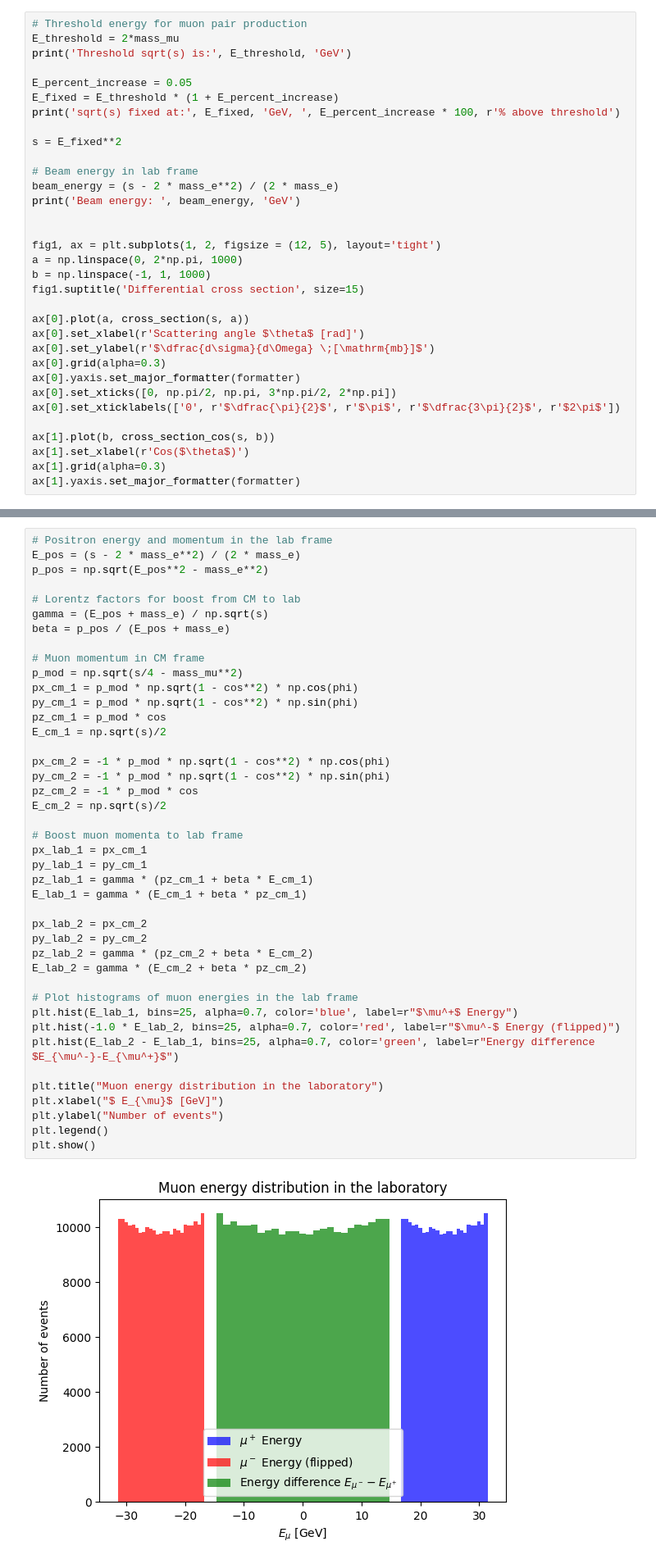
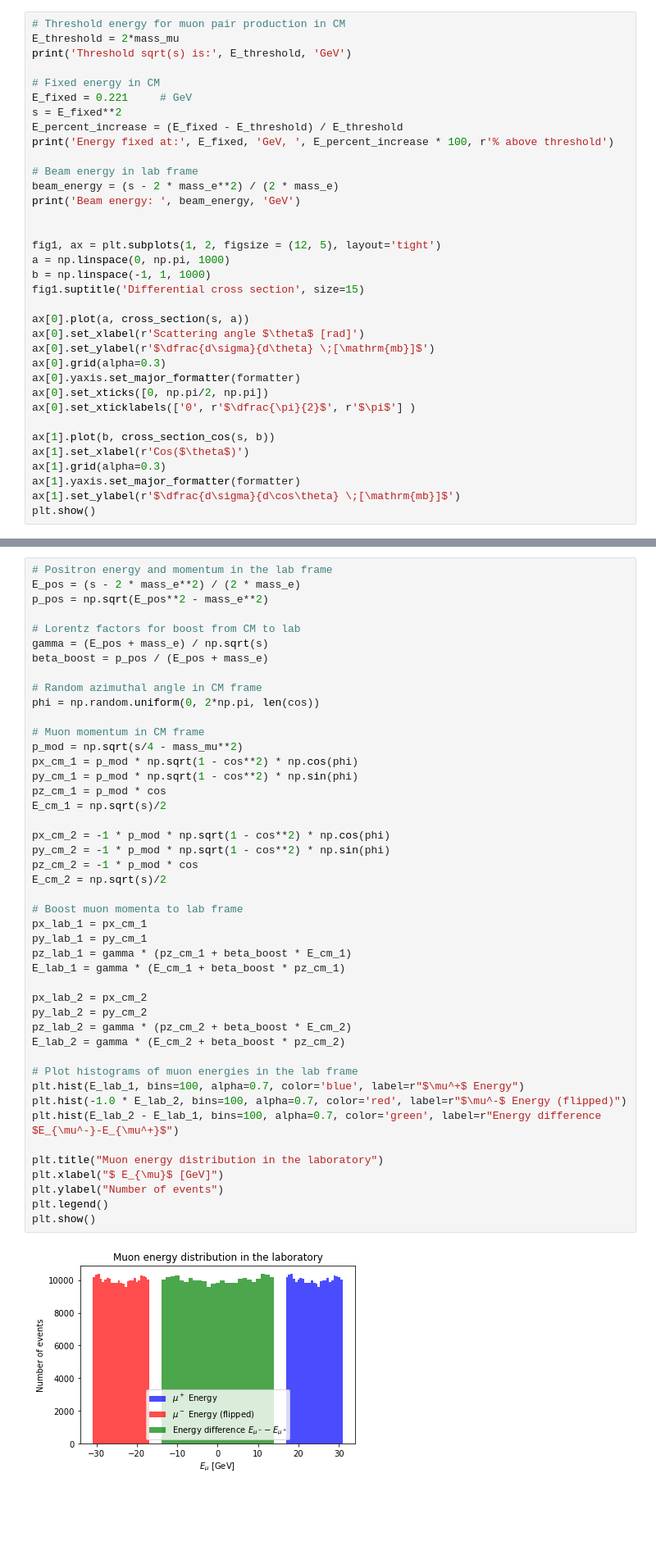
Before and after one commit to marcolorenzato00/LCP_Project, a Jupyter notebook: Project.ipynb, the cells around one changed output, grey strips where cells are left out. Shown at 82% size. Cells and saved outputs as stored; diff of their text form; blank space fills up the shorter version.

```diff
--- a/Project.ipynb
+++ b/Project.ipynb
@@ -211,15 +211,15 @@ formatter.set_powerlimits((0, 0))
 # %% [markdown]
 ## Angular distribution of the Differential Cross section
 # %%
-# Threshold energy for muon pair production
+# Threshold energy for muon pair production in CM
 E_threshold = 2*mass_mu
 print('Threshold sqrt(s) is:', E_threshold, 'GeV')
 
-E_percent_increase = 0.05
-E_fixed = E_threshold * (1 + E_percent_increase)
-print('sqrt(s) fixed at:', E_fixed, 'GeV, ', E_percent_increase * 100, r'% above threshold')
-
+# Fixed energy in CM
+E_fixed = 0.221     # GeV
 s = E_fixed**2
+E_percent_increase = (E_fixed - E_threshold) / E_threshold
+print('Energy fixed at:', E_fixed, 'GeV, ', E_percent_increase * 100, r'% above threshold')
 
 # Beam energy in lab frame
 beam_energy = (s - 2 * mass_e**2) / (2 * mass_e)
@@ -227,21 +227,23 @@ print('Beam energy: ', beam_energy, 'GeV')
 
 
 fig1, ax = plt.subplots(1, 2, figsize = (12, 5), layout='tight')
-a = np.linspace(0, 2*np.pi, 1000)
+a = np.linspace(0, np.pi, 1000)
 b = np.linspace(-1, 1, 1000)
 fig1.suptitle('Differential cross section', size=15)
 
 ax[0].plot(a, cross_section(s, a))
 ax[0].set_xlabel(r'Scattering angle $\theta$ [rad]')
-ax[0].set_ylabel(r'$\dfrac{d\sigma}{d\Omega} \;[\mathrm{mb}]$')
+ax[0].set_ylabel(r'$\dfrac{d\sigma}{d\theta} \;[\mathrm{mb}]$')
 ax[0].grid(alpha=0.3)
 ax[0].yaxis.set_major_formatter(formatter)
-ax[0].set_xticks([0, np.pi/2, np.pi, 3*np.pi/2, 2*np.pi])
-ax[0].set_xticklabels(['0', r'$\dfrac{\pi}{2}$', r'$\pi$', r'$\dfrac{3\pi}{2}$', r'$2\pi$'])
+ax[0].set_xticks([0, np.pi/2, np.pi])
+ax[0].set_xticklabels(['0', r'$\dfrac{\pi}{2}$', r'$\pi$'] )
 
 ax[1].plot(b, cross_section_cos(s, b))
 ax[1].set_xlabel(r'Cos($\theta$)')
 ax[1].grid(alpha=0.3)
 ax[1].yaxis.set_major_formatter(formatter)
+ax[1].set_ylabel(r'$\dfrac{d\sigma}{d\cos\theta} \;[\mathrm{mb}]$')
+plt.show()
 # %% [output]
 Threshold sqrt(s) is: 0.211316751 GeV
@@ -404,40 +414,43 @@ p_pos = np.sqrt(E_pos**2 - mass_e**2)
 
 # Lorentz factors for boost from CM to lab
 gamma = (E_pos + mass_e) / np.sqrt(s)
-beta = p_pos / (E_pos + mass_e)
+beta_boost = p_pos / (E_pos + mass_e)
+
+# Random azimuthal angle in CM frame
+phi = np.random.uniform(0, 2*np.pi, len(cos))
 
 # Muon momentum in CM frame
 p_mod = np.sqrt(s/4 - mass_mu**2)
 px_cm_1 = p_mod * np.sqrt(1 - cos**2) * np.cos(phi)
 py_cm_1 = p_mod * np.sqrt(1 - cos**2) * np.sin(phi)
 pz_cm_1 = p_mod * cos
 E_cm_1 = np.sqrt(s)/2
 
 px_cm_2 = -1 * p_mod * np.sqrt(1 - cos**2) * np.cos(phi)
 py_cm_2 = -1 * p_mod * np.sqrt(1 - cos**2) * np.sin(phi)
 pz_cm_2 = -1 * p_mod * cos
 E_cm_2 = np.sqrt(s)/2
 
 # Boost muon momenta to lab frame
 px_lab_1 = px_cm_1
 py_lab_1 = py_cm_1
-pz_lab_1 = gamma * (pz_cm_1 + beta * E_cm_1)
-E_lab_1 = gamma * (E_cm_1 + beta * pz_cm_1)
+pz_lab_1 = gamma * (pz_cm_1 + beta_boost * E_cm_1)
+E_lab_1 = gamma * (E_cm_1 + beta_boost * pz_cm_1)
 
 px_lab_2 = px_cm_2
 py_lab_2 = py_cm_2
-pz_lab_2 = gamma * (pz_cm_2 + beta * E_cm_2)
-E_lab_2 = gamma * (E_cm_2 + beta * pz_cm_2)
+pz_lab_2 = gamma * (pz_cm_2 + beta_boost * E_cm_2)
+E_lab_2 = gamma * (E_cm_2 + beta_boost * pz_cm_2)
 
 # Plot histograms of muon energies in the lab frame
-plt.hist(E_lab_1, bins=25, alpha=0.7, color='blue', label=r"$\mu^+$ Energy")
-plt.hist(-1.0 * E_lab_2, bins=25, alpha=0.7, color='red', label=r"$\mu^-$ Energy (flipped)")
-plt.hist(E_lab_2 - E_lab_1, bins=25, alpha=0.7, color='green', label=r"Energy difference $E_{\mu^-}-E_{\mu^+}$")
+plt.hist(E_lab_1, bins=100, alpha=0.7, color='blue', label=r"$\mu^+$ Energy")
+plt.hist(-1.0 * E_lab_2, bins=100, alpha=0.7, color='red', label=r"$\mu^-$ Energy (flipped)")
+plt.hist(E_lab_2 - E_lab_1, bins=100, alpha=0.7, color='green', label=r"Energy difference $E_{\mu^-}-E_{\mu^+}$")
 
 plt.title("Muon energy distribution in the laboratory")
 plt.xlabel("$ E_{\mu}$ [GeV]")
 plt.ylabel("Number of events")
 plt.legend()
 plt.show()
 # %% [output]
-[figure, old version]
+[figure, new version]
```
Also changed, not shown: parts of 29 cells of this notebook.
